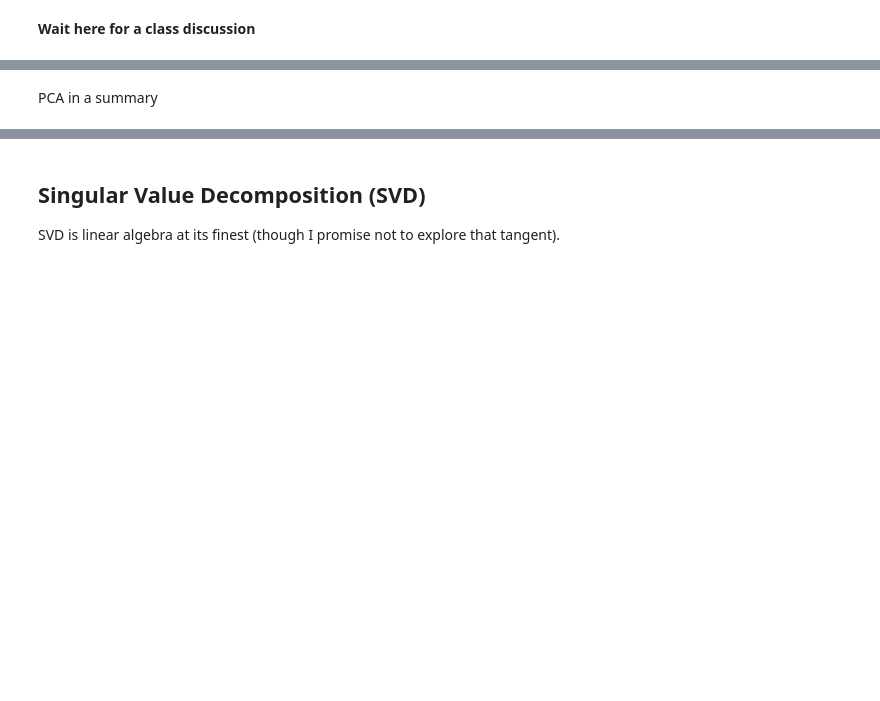
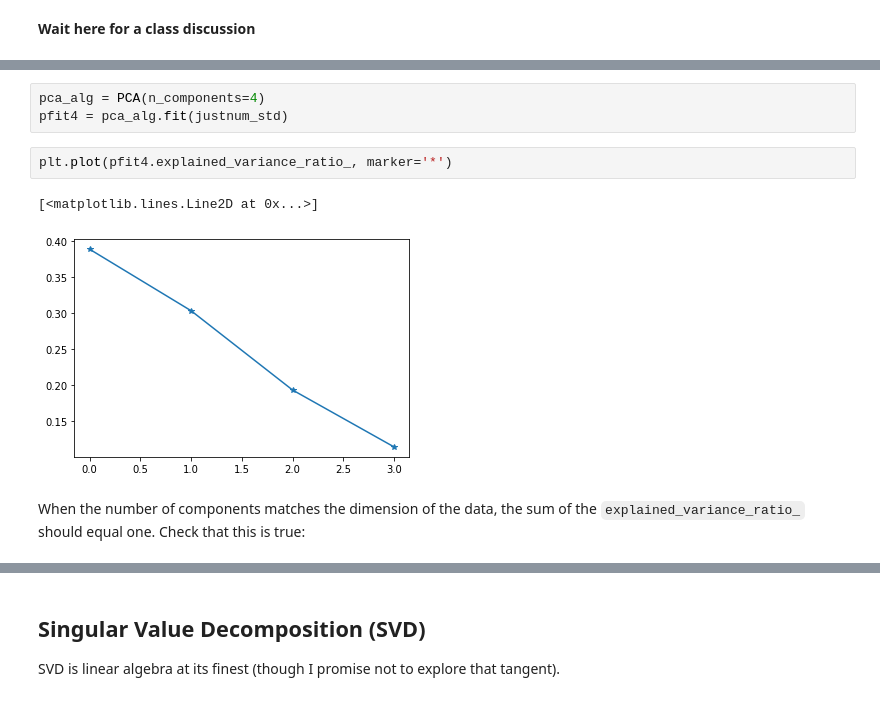
Before and after one commit to comp-machine-learning-general/course-materials, a Jupyter notebook: Labs/Lab06/Lab06.ipynb, the cells around one changed output, grey strips where cells are left out. Cells and saved outputs as stored; diff of their text form; blank space fills up the shorter version.

```diff
--- a/Labs/Lab06/Lab06.ipynb
+++ b/Labs/Lab06/Lab06.ipynb
@@ -175,2 +165,10 @@ If your goal is to reduce your data to speed up algorithms or to simply remove r
-# %% [markdown]
-PCA in a summary
+# %%
+pca_alg = PCA(n_components=4)
+pfit4 = pca_alg.fit(justnum_std)
+# %%
+plt.plot(pfit4.explained_variance_ratio_, marker='*')
+# %% [output]
+[<matplotlib.lines.Line2D at 0x...>]
+[figure, added]
+# %% [markdown]
+When the number of components matches the dimension of the data, the sum of the `explained_variance_ratio_` should equal one. Check that this is true:
```
Also changed, not shown: parts of 21 cells of this notebook.
